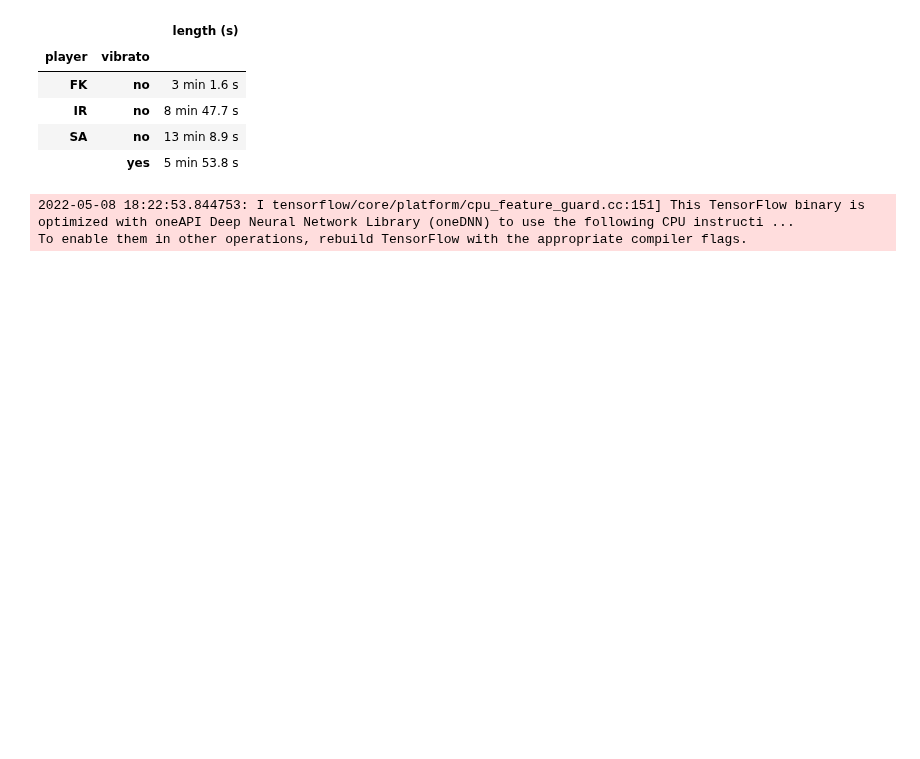
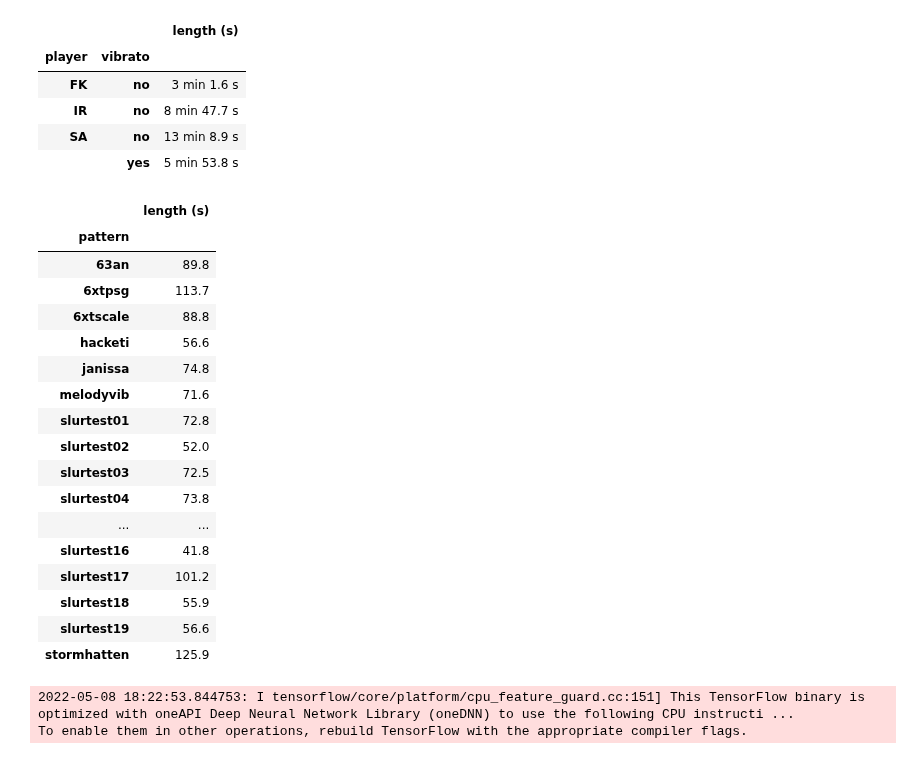
Before and after one commit to SimonFalk/beyondPianoRoll, a Jupyter notebook: data-analysis.ipynb, the cells around one changed output. Saved outputs shown, nothing was run; the diff lists cells and outputs as text; code cells hidden in the pictures; blank space fills up the shorter version.

Commit message:
divided into patterns

```diff
--- a/data-analysis.ipynb
+++ b/data-analysis.ipynb
@@ -87,6 +87,29 @@ result
 | IR | no | 8 min 47.7 s |
 | SA | no | 13 min 8.9 s |
 |  | yes | 5 min 53.8 s |
+# %%
+df["pattern"] = df["filename"].str.split(".").str[0].str.split("_", n=1).str[0]
+result = df.groupby(by=['pattern']).sum()
+result
+# %% [output]
+|  | length (s) |
+| pattern |  |
+| 63an | 89.8 |
+| 6xtpsg | 113.7 |
+| 6xtscale | 88.8 |
+| hacketi | 56.6 |
+| janissa | 74.8 |
+| melodyvib | 71.6 |
+| slurtest01 | 72.8 |
+| slurtest02 | 52.0 |
+| slurtest03 | 72.5 |
+| slurtest04 | 73.8 |
+| ... | ... |
+| slurtest16 | 41.8 |
+| slurtest17 | 101.2 |
+| slurtest18 | 55.9 |
+| slurtest19 | 56.6 |
+| stormhatten | 125.9 |
 # %%
 random_seed = 119
 n_splits =  5
```
